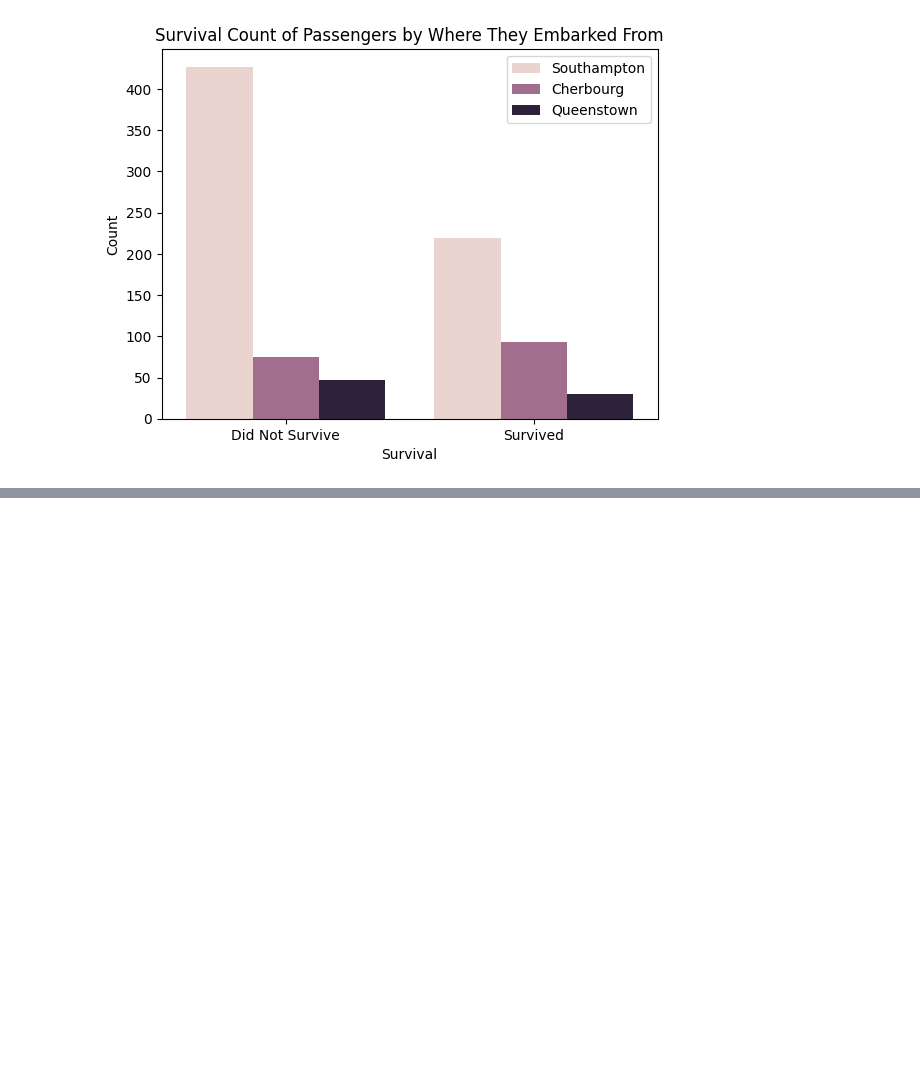
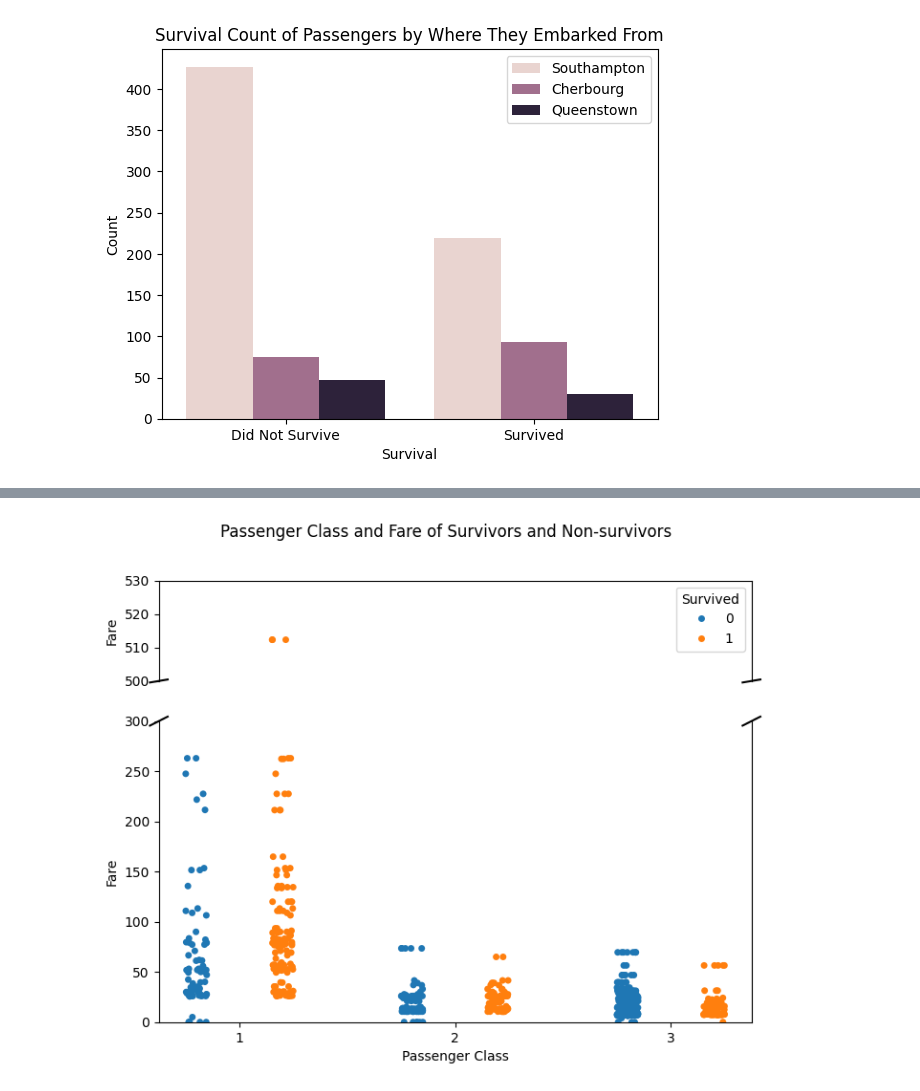
Before and after one commit to MaharLeika18/Data-Mining---Python, a Jupyter notebook: titanic.ipynb, the cells around one changed output, grey strips where cells are left out. Cells and saved outputs as stored; diff of their text form; code cells hidden in the pictures; blank space fills up the shorter version.

```diff
--- a/titanic.ipynb
+++ b/titanic.ipynb
@@ -104,2 +116,39 @@ plt.show()
 # %%
 # Compare survival rate of passengers based on passenger class and fare - Scatter
+lowerHalf = (0, 300)
+upperHalf = (500, 530)
+
+fig, (ax1, ax2) = plt.subplots(
+    2, 1, sharex=True, figsize=(8,6), gridspec_kw={'height_ratios':[1,3]}
+)
+
+sns.stripplot(x="Pclass", y="Fare", hue="Survived", data=data, ax=ax1, jitter=True, dodge=True)
+sns.stripplot(x="Pclass", y="Fare", hue="Survived", data=data, ax=ax2, legend=False, jitter=True, dodge=True)
+
+ax1.set_ylim(upperHalf)
+ax2.set_ylim(lowerHalf)
+
+ax1.spines['bottom'].set_visible(False)
+ax2.spines['top'].set_visible(False)
+
+ax1.tick_params(axis='x', which='both', bottom=False, top=False, labelbottom=False)
+ax1.tick_params(axis='y', which='both', labelbottom=False)
+
+d = .015
+kwargs = dict(transform=ax1.transAxes, color='k', clip_on=False)
+ax1.plot((-d,+d), (-d,+d), **kwargs)
+ax1.plot((1-d,1+d), (-d,+d), **kwargs)
+
+kwargs.update(transform=ax2.transAxes)
+ax2.plot((-d,+d), (1-d,1+d), **kwargs)
+ax2.plot((1-d,1+d), (1-d,1+d), **kwargs)
+
+ax2.set_xlabel("Passenger Class")
+ax1.set_ylabel("Fare")
+ax2.set_ylabel("Fare")
+# ax1.legend(title="Survival", labels=["Non-Survivor", "Survivor"])     Color is wrong and idk why
+plt.suptitle("Passenger Class and Fare of Survivors and Non-survivors")
+
+plt.show()
+# %% [output]
+[figure, added]
```
Also changed, not shown: parts of 7 cells of this notebook.
